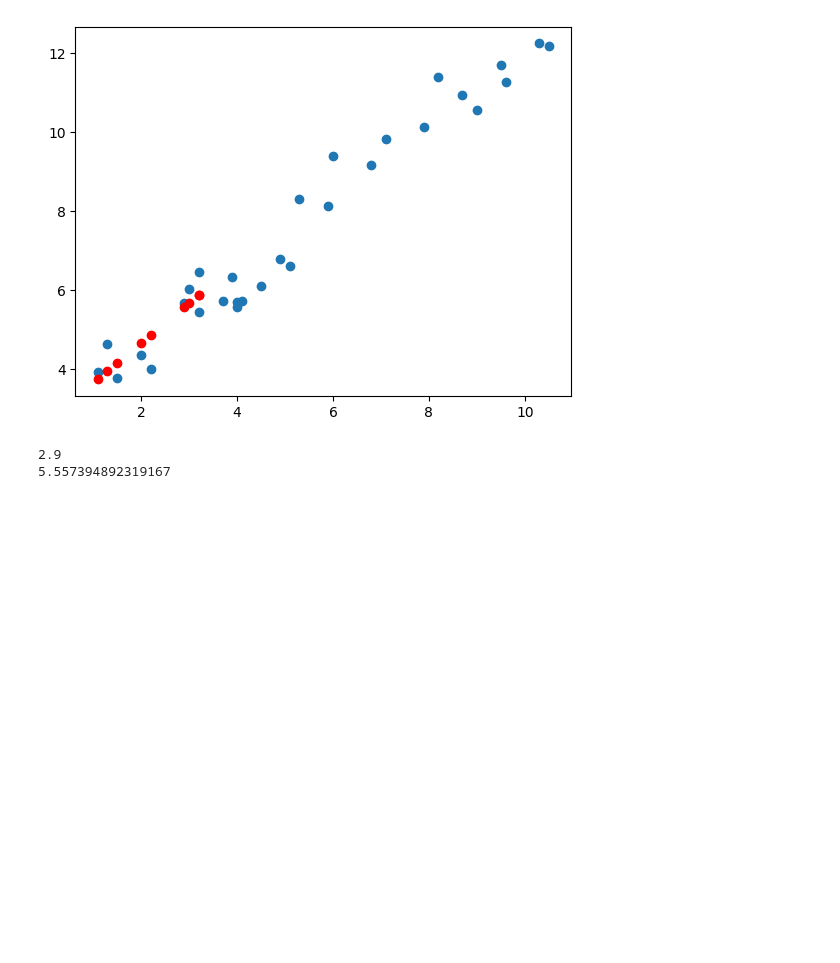
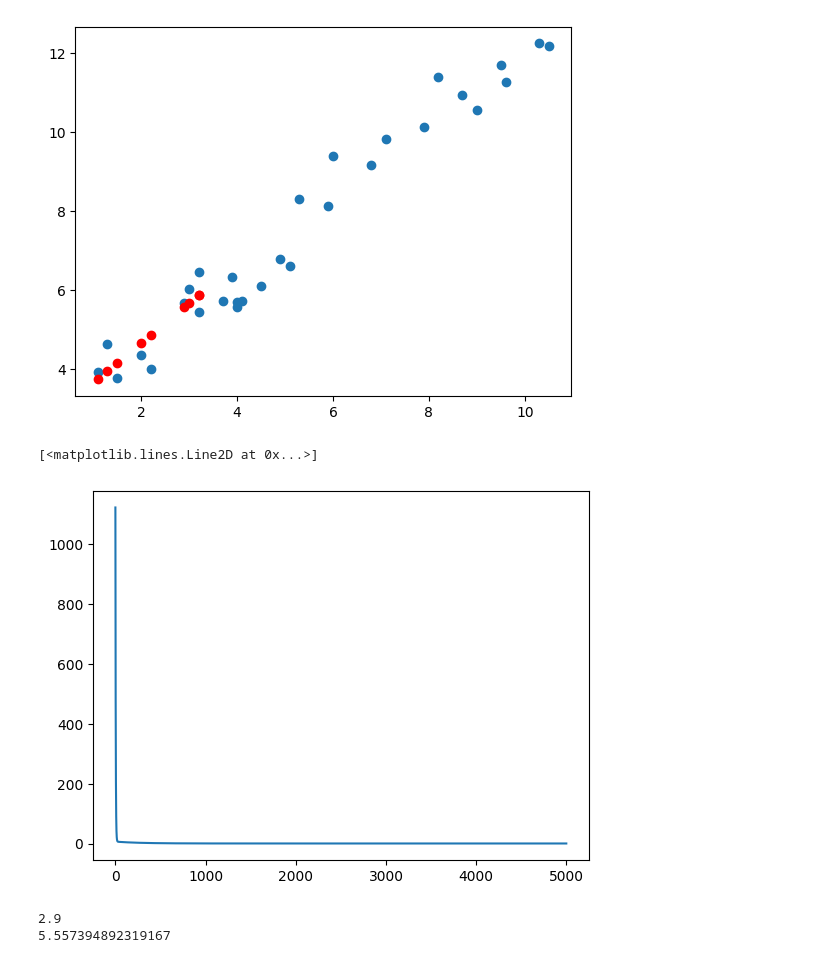
Before and after one commit to Bahrombekk/data, a Jupyter notebook: LINEAR_REGRESSION_TEST.ipynb, the cells around one changed output. Cells and saved outputs as stored; diff of their text form; code cells hidden in the pictures; blank space fills up the shorter version.

```diff
--- a/LINEAR_REGRESSION_TEST.ipynb
+++ b/LINEAR_REGRESSION_TEST.ipynb
@@ -108,6 +113,11 @@ plt.scatter(test_x,y_hat,c="r")
 # %% [output]
 <matplotlib.collections.PathCollection at 0x...>
 [figure]
+# %%
+plt.plot(loss_data)
+# %% [output]
+[<matplotlib.lines.Line2D at 0x...>]
+[figure, added]
 # %%
 y_hat=test_x[5]*w+b
 print(test_x[5])
```
Also changed, not shown: parts of 16 cells of this notebook.
